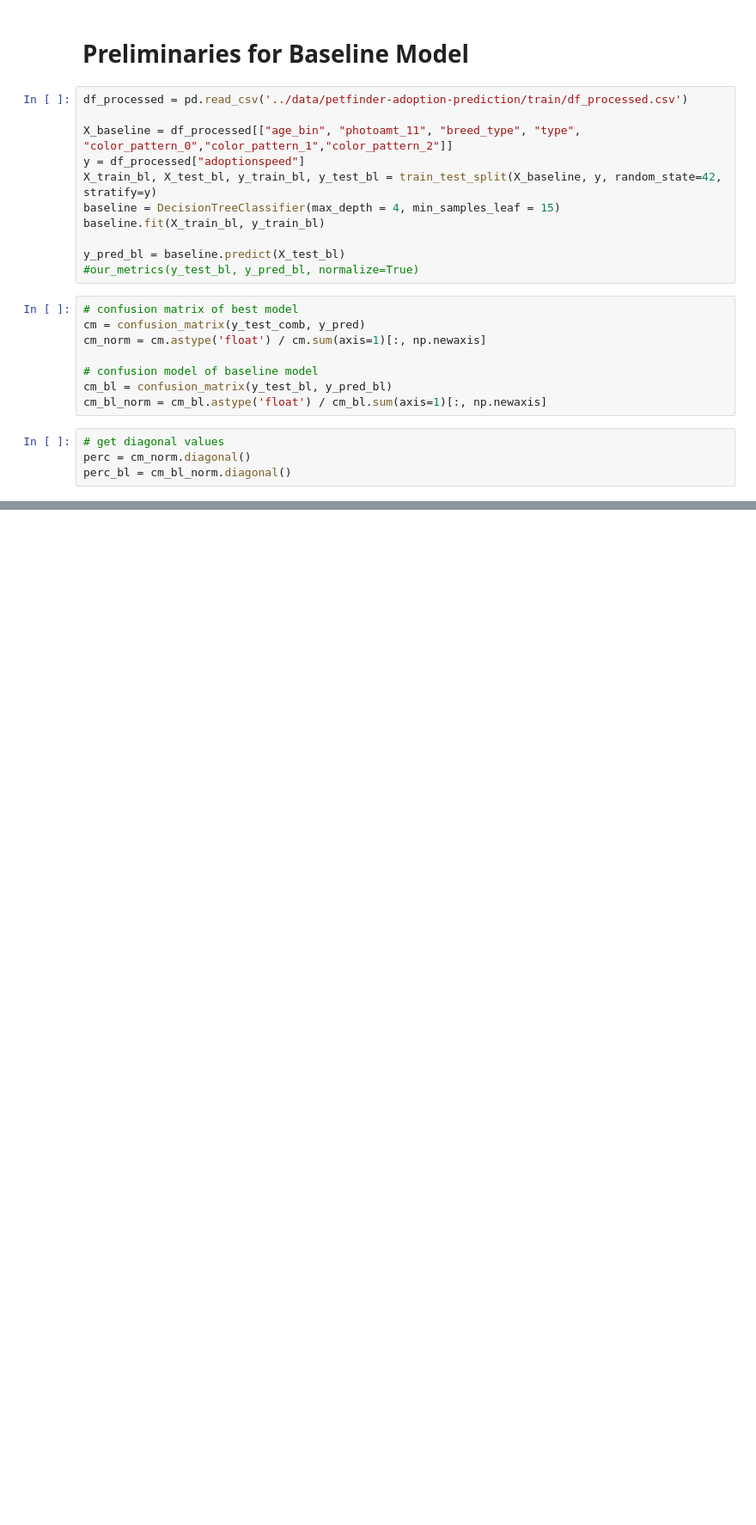
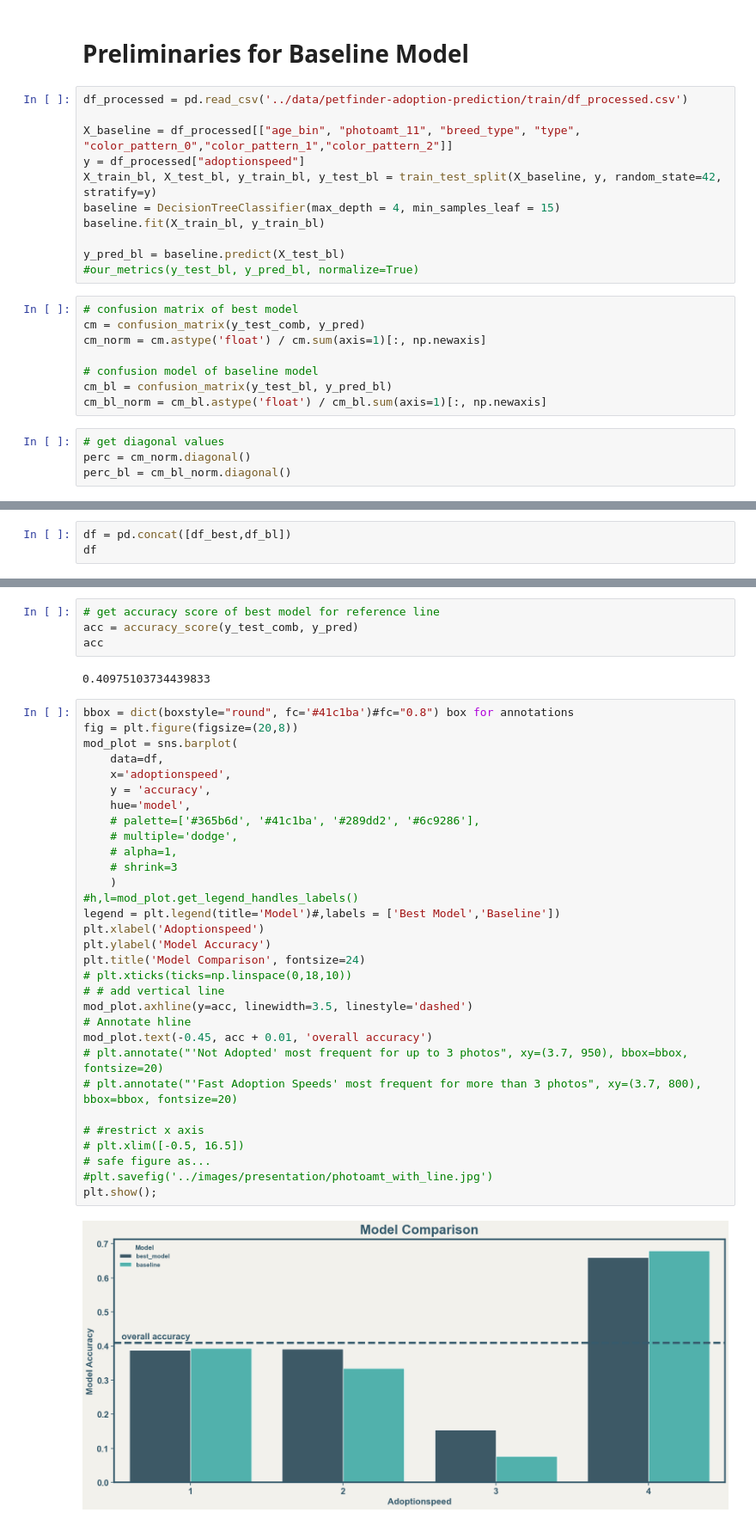
Before and after one commit to LanaCasselmann/ds_capstone_pet_adoptability, a Jupyter notebook: notebooks/model_vis.ipynb, the cells around one changed output, grey strips where cells are left out. Shown: that part at 86% size. Cells and saved outputs as stored; diff of their text form; blank space fills up the shorter version.

```diff
--- a/notebooks/model_vis.ipynb
+++ b/notebooks/model_vis.ipynb
@@ -149,0 +148,3 @@ df
+# %%
+df = pd.concat([df_best,df_bl])
+df
@@ -149,0 +174,39 @@ df
+# %%
+# get accuracy score of best model for reference line
+acc = accuracy_score(y_test_comb, y_pred)
+acc
+# %% [output]
+0.40975103734439833
+# %%
+bbox = dict(boxstyle="round", fc='#41c1ba')#fc="0.8") box for annotations
+fig = plt.figure(figsize=(20,8))
+mod_plot = sns.barplot(
+    data=df,
+    x='adoptionspeed',
+    y = 'accuracy',
+    hue='model',
+    # palette=['#365b6d', '#41c1ba', '#289dd2', '#6c9286'],
+    # multiple='dodge',
+    # alpha=1,
+    # shrink=3
+    )
+#h,l=mod_plot.get_legend_handles_labels()
+legend = plt.legend(title='Model')#,labels = ['Best Model','Baseline'])
+plt.xlabel('Adoptionspeed')
+plt.ylabel('Model Accuracy')
+plt.title('Model Comparison', fontsize=24)
+# plt.xticks(ticks=np.linspace(0,18,10))
+# # add vertical line
+mod_plot.axhline(y=acc, linewidth=3.5, linestyle='dashed')
+# Annotate hline
+mod_plot.text(-0.45, acc + 0.01, 'overall accuracy')
+# plt.annotate("'Not Adopted' most frequent for up to 3 photos", xy=(3.7, 950), bbox=bbox, fontsize=20)
+# plt.annotate("'Fast Adoption Speeds' most frequent for more than 3 photos", xy=(3.7, 800), bbox=bbox, fontsize=20)
+
+# #restrict x axis
+# plt.xlim([-0.5, 16.5])
+# safe figure as...
+#plt.savefig('../images/presentation/photoamt_with_line.jpg')
+plt.show();
+# %% [output]
+[figure, added]
```
Also changed, not shown: parts of 9 cells of this notebook.
